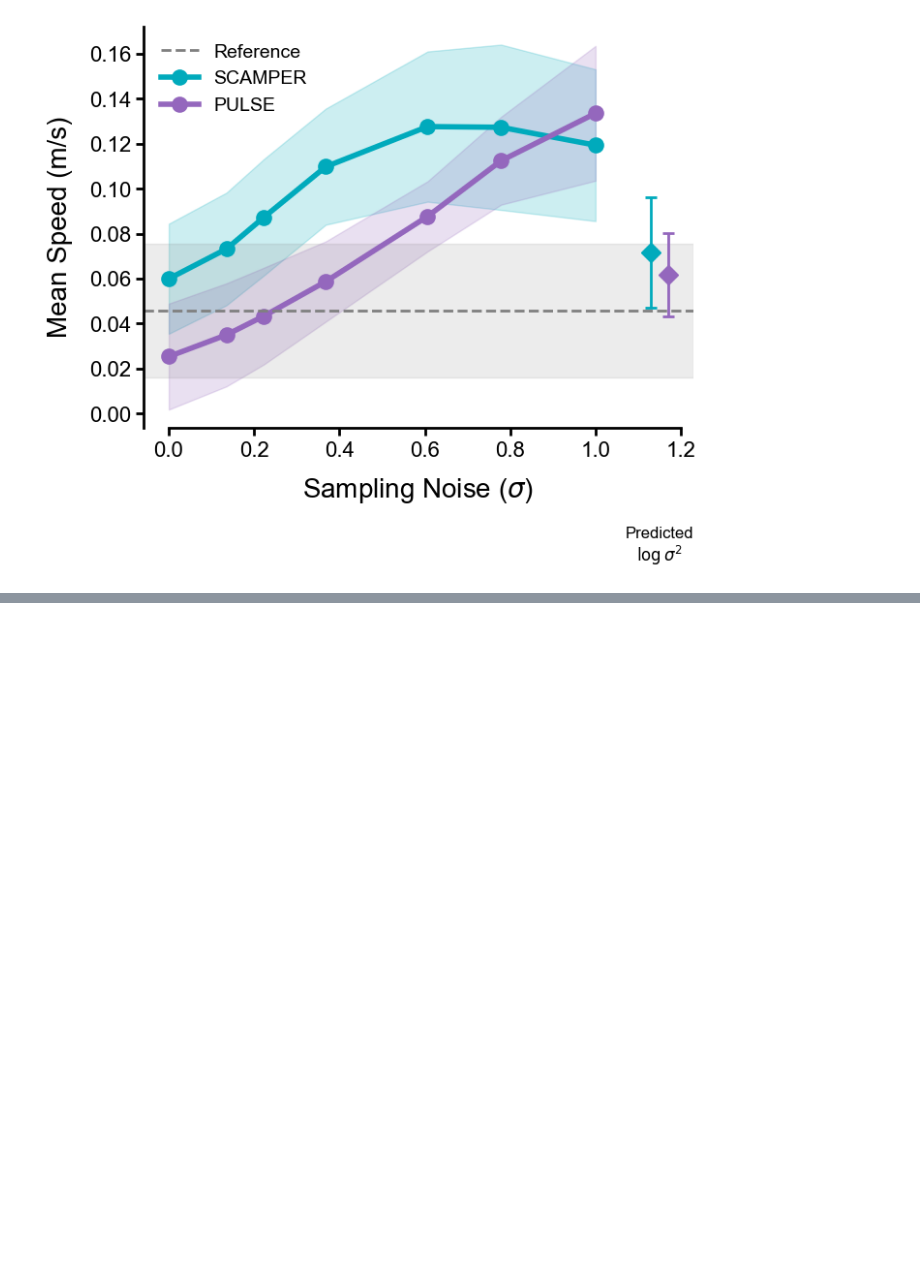
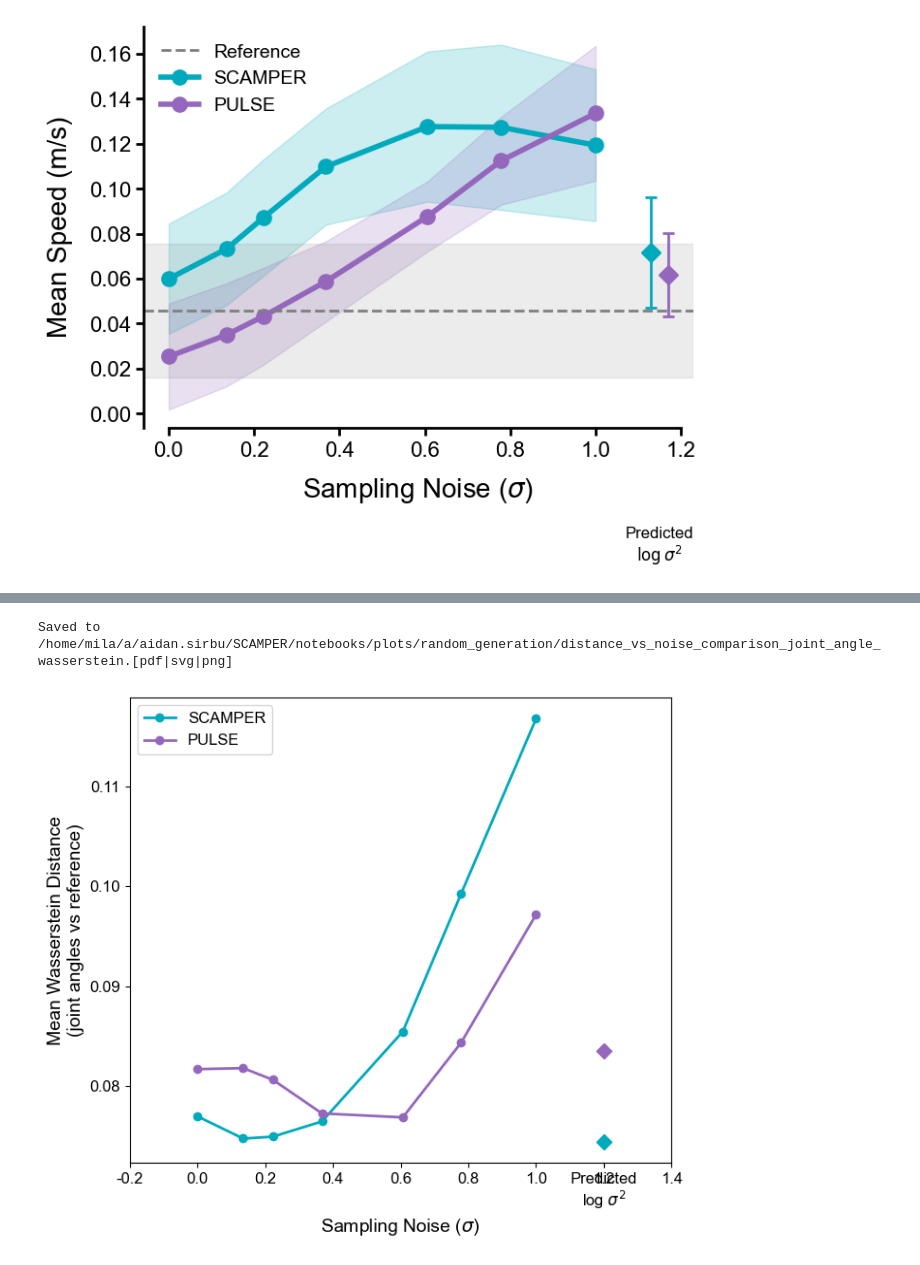
Before and after one commit to asirbu77/SCAMPER, a Jupyter notebook: notebooks/analysis/random_generation/distance_from_rollout_dataset.ipynb, the cells around one changed output, grey strips where cells are left out. Drawn from its saved outputs; the diff is of its cells as text; code cells hidden in the pictures; blank space fills up the shorter version.

```diff
--- a/notebooks/analysis/random_generation/distance_from_rollout_dataset.ipynb
+++ b/notebooks/analysis/random_generation/distance_from_rollout_dataset.ipynb
@@ -1801,0 +1885,54 @@ Saved to /home/mila/a/aidan.sirbu/SCAMPER/notebooks/plots/random_generation/dist
+# %%
+import matplotlib
+matplotlib.rcParams["font.family"] = "Arial"
+
+color_a = (0 / 255, 170 / 255, 188 / 255)
+color_b = (148 / 255, 103 / 255, 189 / 255)
+
+jplot_df = joint_df[np.isfinite(joint_df["sort_key"])].copy()
+jplot_df["noise_std"] = jplot_df["sort_key"]
+
+fig, ax = plt.subplots(figsize=(7, 6))
+
+for method, color, label in [
+    (LABEL_A, color_a, LABEL_A),
+    (LABEL_B, color_b, LABEL_B),
+]:
+    mdf = jplot_df[jplot_df["method"] == method].sort_values("noise_std")
+    ax.plot(mdf["noise_std"], mdf["mean_wd"], "o-", color=color, label=label, linewidth=2)
+
+# Add predicted logvar points
+pred_df = joint_df[~np.isfinite(joint_df["sort_key"])]
+x_pred = jplot_df["noise_std"].max() + 0.2
+for method, color in [(LABEL_A, color_a), (LABEL_B, color_b)]:
+    pred_row = pred_df[pred_df["method"] == method]
+    if not pred_row.empty:
+        ax.errorbar(
+            x_pred, pred_row["mean_wd"].values[0],
+            fmt="D", color=color, markersize=8, capsize=4,
+        )
+
+ax.set_xlabel(r"Sampling Noise ($\sigma$)", fontsize=14)
+ax.set_ylabel("Mean Wasserstein Distance\n(joint angles vs reference)", fontsize=14)
+ax.legend(fontsize=12)
+ax.tick_params(labelsize=12)
+
+# Add predicted label on x-axis
+xticks = list(ax.get_xticks())
+xticklabels = [f"{x:.1f}" for x in xticks]
+xticks.append(x_pred)
+xticklabels.append(r"Predicted" + "\n" + r"log $\sigma^2$")
+ax.set_xticks(xticks)
+ax.set_xticklabels(xticklabels)
+
+plt.tight_layout()
+
+save_base = SAVE_DIR / f"{SAVE_NAME}_joint_angle_wasserstein"
+for ext in ["pdf", "svg", "png"]:
+    fig.savefig(f"{save_base}.{ext}", dpi=300, bbox_inches="tight")
+print(f"Saved to {save_base}.[pdf|svg|png]")
+
+plt.show()
+# %% [output]
+Saved to /home/mila/a/aidan.sirbu/SCAMPER/notebooks/plots/random_generation/distance_vs_noise_comparison_joint_angle_wasserstein.[pdf|svg|png]
+[figure, added]
```
Also changed, not shown: parts of 4 cells of this notebook.
